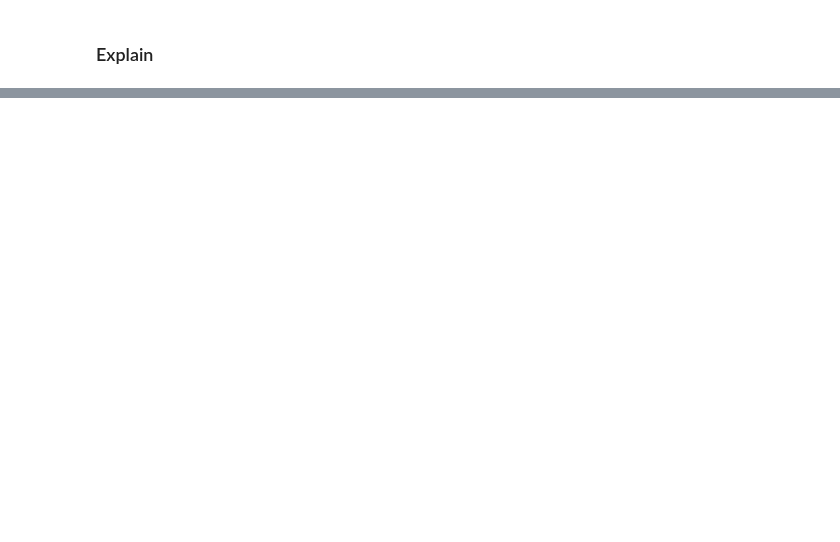
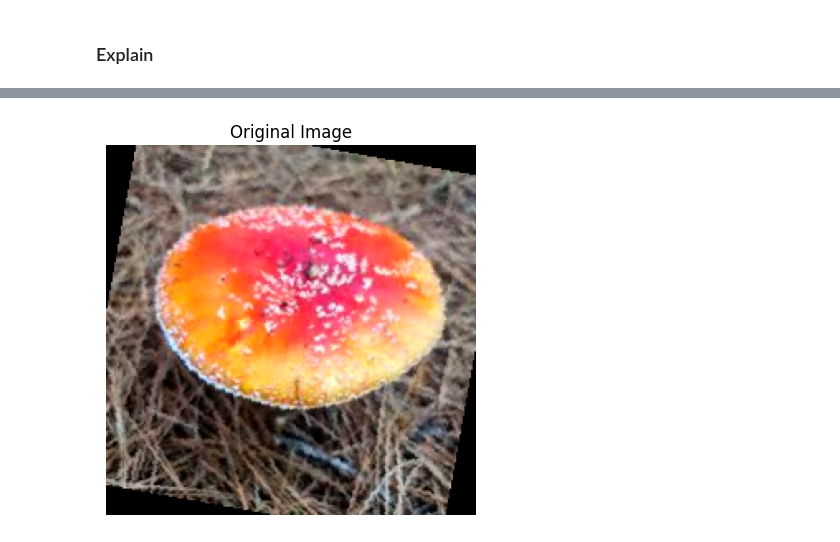
Before and after one commit to IlianK/mushroom_classification, a Jupyter notebook: src/explain_models.ipynb, the cells around one changed output, grey strips where cells are left out. Drawn from its saved outputs; the diff is of its cells as text; code cells hidden in the pictures; blank space fills up the shorter version.

```diff
--- a/src/explain_models.ipynb
+++ b/src/explain_models.ipynb
@@ -71,6 +67,2 @@ Model 'resnet' loaded successfully from c:\Users\ilian\Documents\Projects\git_pr
 # %% [markdown]
 ### Explain
-# %%
-random_index = random.randint(0, len(test_loader.dataset) - 1)
-image, label = test_loader.dataset[random_index]
-image_tensor = image.to(DEVICE)
@@ -81,3 +69,21 @@ torch.Size([3, 224, 224])
+# %%
+def unnormalize(image_tensor, mean=[0.485, 0.456, 0.406], std=[0.229, 0.224, 0.225]):
+    for t, m, s in zip(image_tensor, mean, std):
+        t.mul_(s).add_(m)
+    return image_tensor
+
+def show_random_image(test_loader, mean=[0.485, 0.456, 0.406], std=[0.229, 0.224, 0.225]):
+    random_index = random.randint(0, len(test_loader.dataset) - 1)
+    image, label = test_loader.dataset[random_index]
+    image = unnormalize(image.clone(), mean, std)
+    original_image = image.cpu().numpy().transpose(1, 2, 0)
+
+    plt.imshow(original_image)
+    plt.title("Original Image")
+    plt.axis('off')
+    plt.show()
+
+    return image, label
 # %%
 def integrated_gradients(model, image, target_class, baseline=None, steps=50):
     if baseline is None:
@@ -139,0 +142,4 @@ WARNING:matplotlib.image:Clipping input data to the valid range for imshow with
+# %%
+image, label = show_random_image(test_loader)
+# %% [output]
+[figure, added]
```
Also changed, not shown: parts of 8 cells of this notebook.
